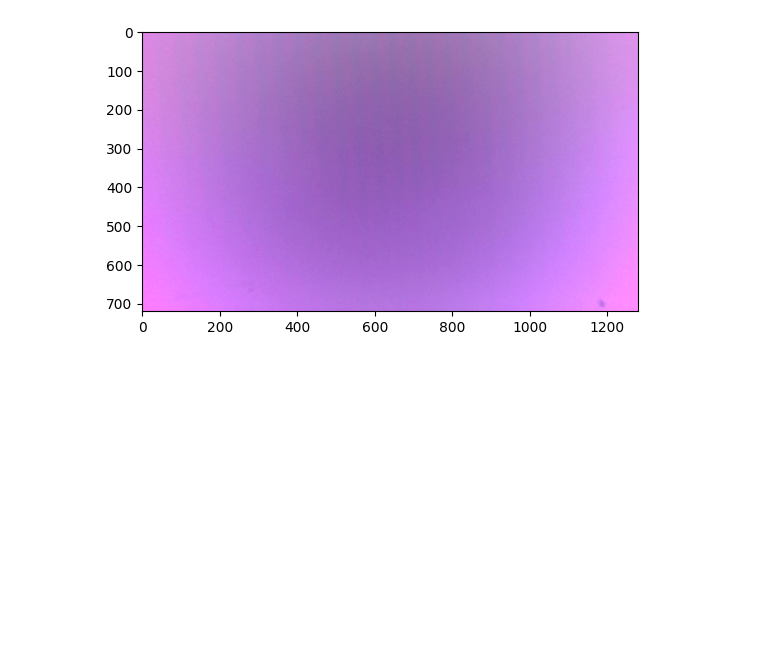
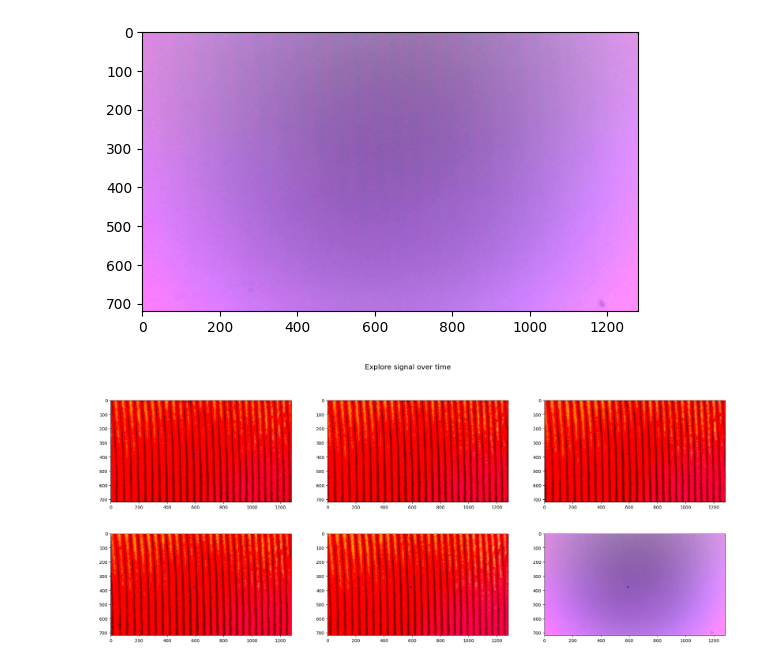
Before and after one commit to shopin32/optic-metrology, a Jupyter notebook: notebooks/IT_IDEA.ipynb, the cells around one changed output. Saved outputs shown, nothing was run; the diff lists cells and outputs as text; code cells hidden in the pictures; blank space fills up the shorter version.

```diff
--- a/notebooks/IT_IDEA.ipynb
+++ b/notebooks/IT_IDEA.ipynb
@@ -175,3 +176,33 @@ plt.imshow(rgb)
 plt.show()
 # %% [output]
 [figure]
+# %%
+image1 = cv2.imread(frames_df.loc[0, 'Frame_Path'])
+image1 = cv2.cvtColor(image1, cv2.COLOR_BGR2RGB)
+image1 = cv2.circle(image1, (590, 380), 5, (0, 0, 255) , 2)
+image2 = cv2.imread(frames_df.loc[2300, 'Frame_Path'])
+image2 = cv2.cvtColor(image2, cv2.COLOR_BGR2RGB)
+image2 = cv2.circle(image2, (590, 380), 5, (0, 0, 255) , 2)
+image3 = cv2.imread(frames_df.loc[4000, 'Frame_Path'])
+image3 = cv2.cvtColor(image3, cv2.COLOR_BGR2RGB)
+image3 = cv2.circle(image3, (590, 380), 5, (0, 0, 255) , 2)
+image4 = cv2.imread(frames_df.loc[8000, 'Frame_Path'])
+image4 = cv2.cvtColor(image4, cv2.COLOR_BGR2RGB)
+image4 = cv2.circle(image4, (590, 380), 5, (0, 0, 255) , 2)
+image5 = cv2.imread(frames_df.loc[11000, 'Frame_Path'])
+image5 = cv2.cvtColor(image5, cv2.COLOR_BGR2RGB)
+image5 = cv2.circle(image5, (590, 380), 5, (0, 0, 255) , 2)
+image6 = cv2.imread(frames_df.loc[13000, 'Frame_Path'])
+image6 = cv2.cvtColor(image6, cv2.COLOR_BGR2RGB)
+image6 = cv2.circle(image6, (590, 380), 5, (0, 0, 255) , 2)
+fig, axes = plt.subplots(2, 3, figsize=[25, 10])
+fig.suptitle('Explore signal over time', fontsize=16)
+axes[0, 0].imshow(image1)
+axes[0, 1].imshow(image2)
+axes[0, 2].imshow(image3)
+axes[1, 0].imshow(image4)
+axes[1, 1].imshow(image5)
+axes[1, 2].imshow(image6)
+plt.show()
+# %% [output]
+[figure, added]
```
Also changed, not shown: parts of 8 cells of this notebook, 7 other files.
